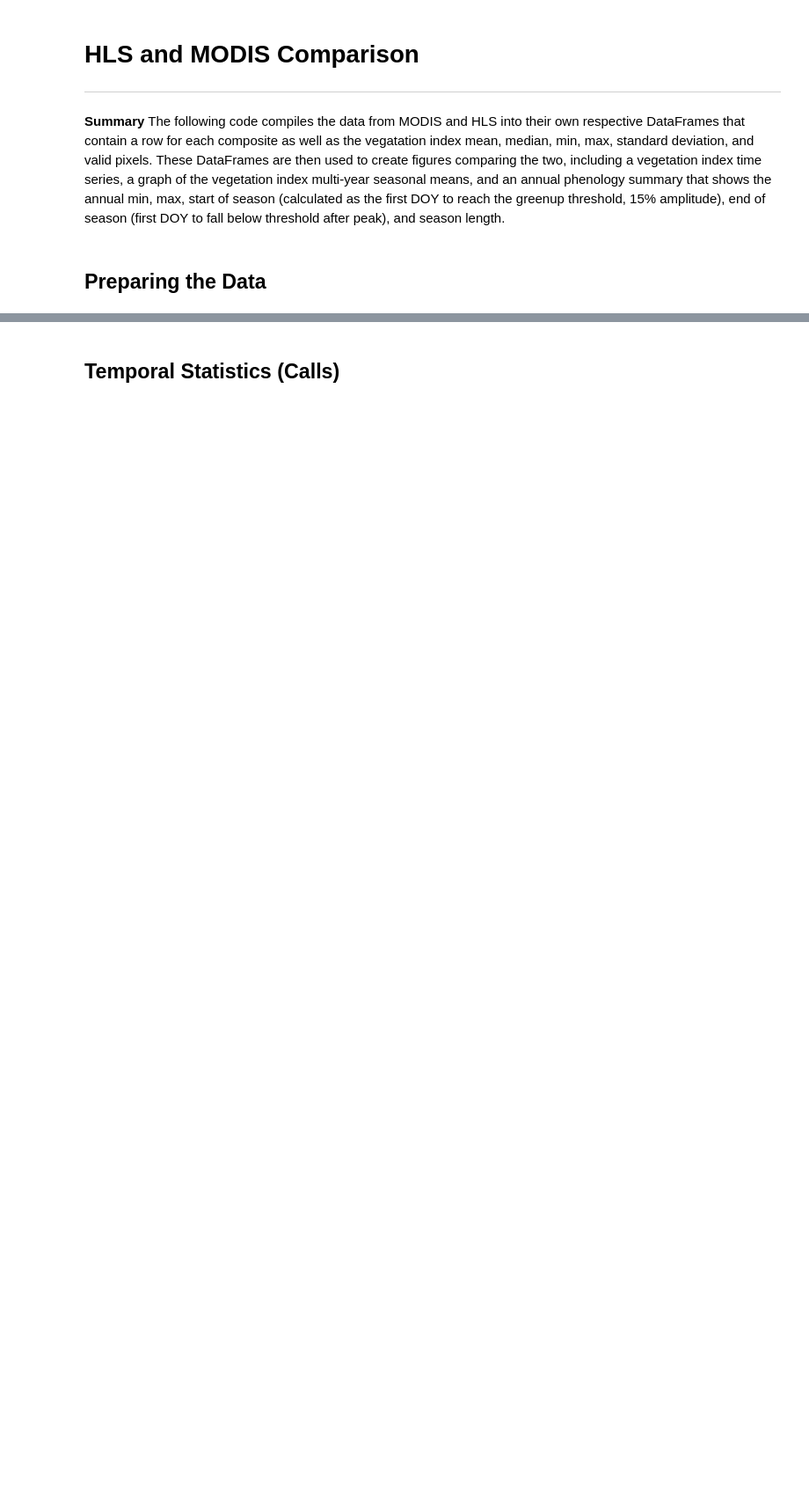
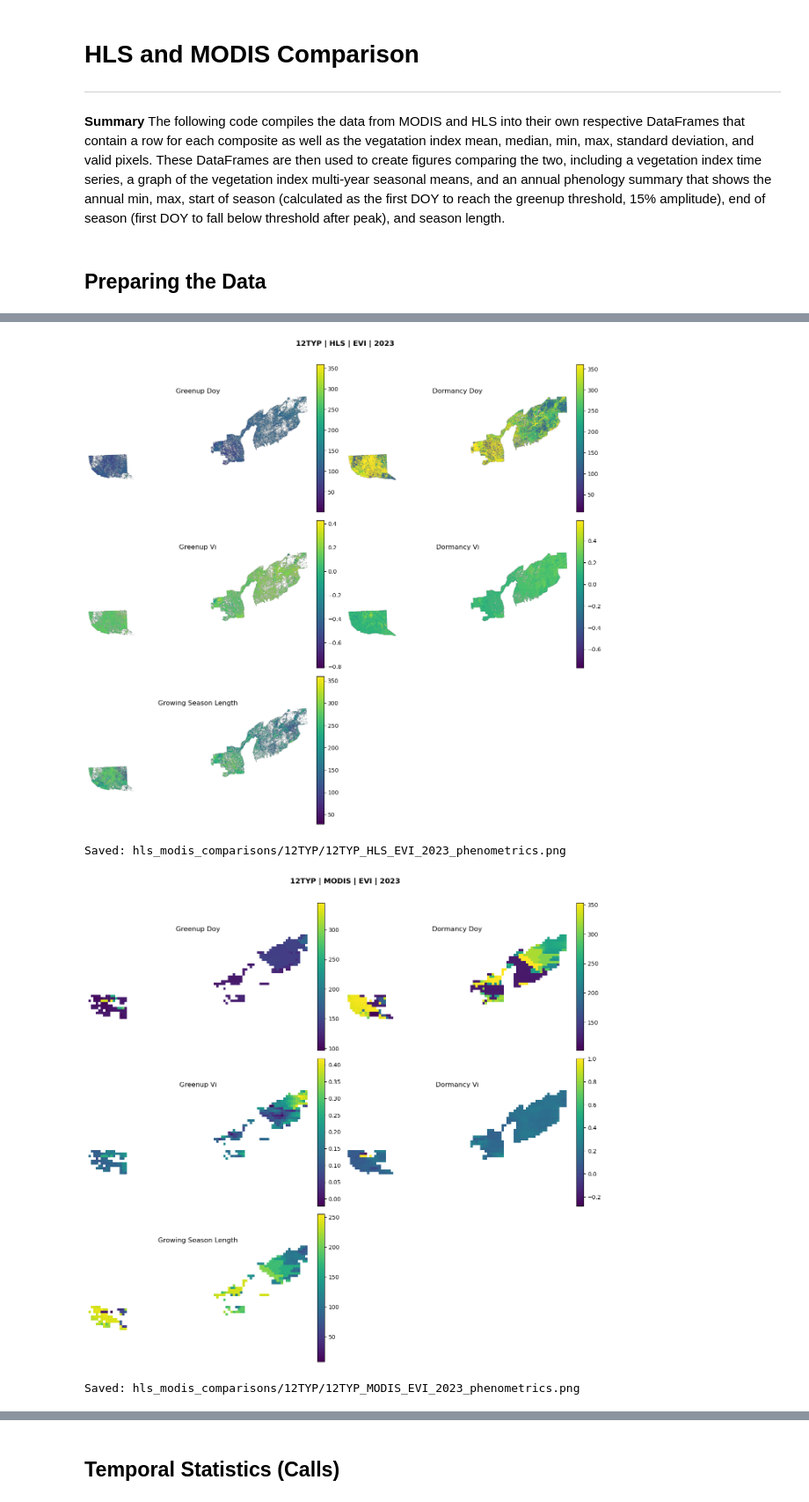
Before and after one commit to Tomitrle/hls-bdec-scripts, a Jupyter notebook: HLS_MODIS_comparison.ipynb, the cells around one changed output, grey strips where cells are left out. Shown at 88% size. Drawn from its saved outputs; the diff is of its cells as text; code cells hidden in the pictures; blank space fills up the shorter version.

Commit message:
updated comparison script

```diff
--- a/HLS_MODIS_comparison.ipynb
+++ b/HLS_MODIS_comparison.ipynb
@@ -49,12 +49,8 @@ veg_index = "evi"
 tile_id = "12TYP"
 output_dir = f"hls_modis_comparisons/{tile_id}"
 os.makedirs(output_dir, exist_ok=True)
-start_year = 2016
+start_year = 2023
 end_year = 2025
-
-# Store composite data to use for spatial statistics
-all_composites_hls = []
-all_composites_modis = []
 # %%
 def compute_hls_vi_stats(veg_index, data_dir, outdir,
                          tile_id, start_year=None, end_year=None,
@@ -786,0 +1811,9 @@ print(summary.round(3))
+# %%
+for year in range(start_year, end_year+1):
+    plot_annual_phenometrics("evi", "HLS", output_dir, tile_id, year)
+    plot_annual_phenometrics("evi", "MODIS", output_dir, tile_id, year)
+# %% [output]
+[figure, added]
+Saved: hls_modis_comparisons/12TYP/12TYP_HLS_EVI_2023_phenometrics.png
+[figure, added]
+Saved: hls_modis_comparisons/12TYP/12TYP_MODIS_EVI_2023_phenometrics.png
```
Also changed, not shown: parts of 27 cells of this notebook.
